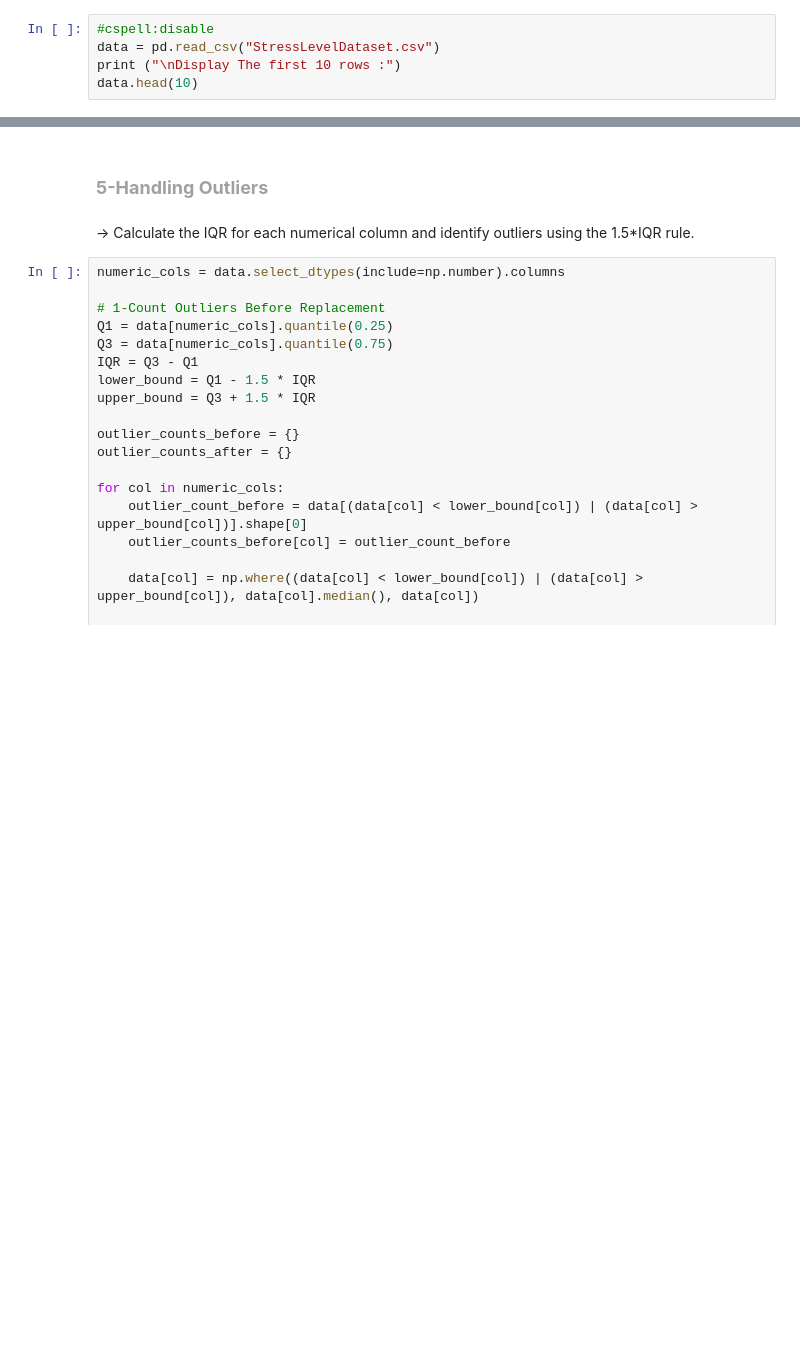
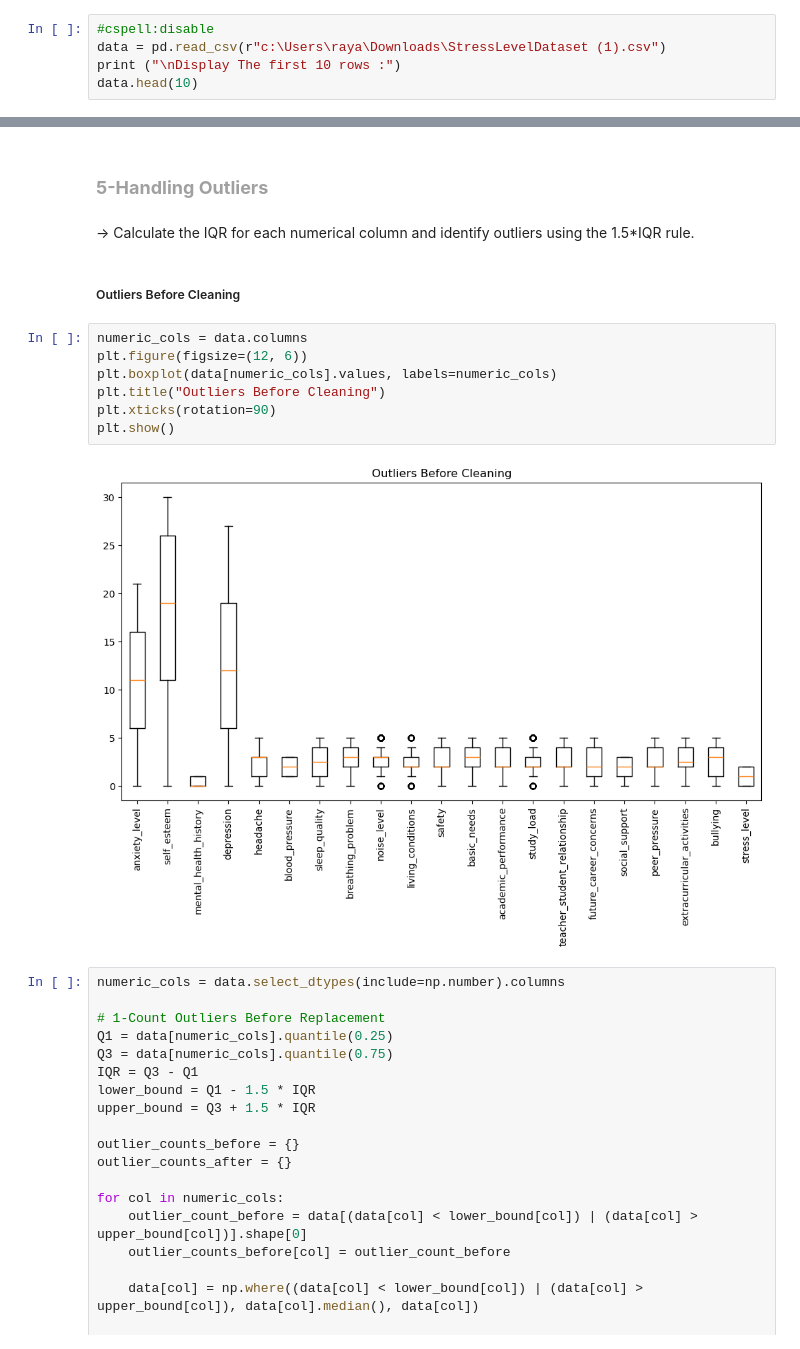
Before and after one commit to sandosaa/ML-project, a Jupyter notebook: ML project.ipynb, the cells around one changed output, grey strips where cells are left out. Drawn from its saved outputs; the diff is of its cells as text; blank space fills up the shorter version.

```diff
--- a/ML project.ipynb
+++ b/ML project.ipynb
@@ -128,7 +128,7 @@ from sklearn.model_selection import train_test_split
 </h1>
 # %%
 #cspell:disable
-data = pd.read_csv("StressLevelDataset.csv")
+data = pd.read_csv(r"c:\Users\raya\Downloads\StressLevelDataset (1).csv")
 print ("\nDisplay The first 10 rows :")
 data.head(10)
 # %% [output]
@@ -258,6 +262,17 @@ dtype: object
 
 
 </h1>
+# %% [markdown]
+##### Outliers Before Cleaning
+# %%
+numeric_cols = data.columns
+plt.figure(figsize=(12, 6))
+plt.boxplot(data[numeric_cols].values, labels=numeric_cols)
+plt.title("Outliers Before Cleaning")
+plt.xticks(rotation=90)
+plt.show()
+# %% [output]
+[figure, added]
 # %%
 numeric_cols = data.select_dtypes(include=np.number).columns
 
```
Also changed, not shown: parts of 32 cells of this notebook.
